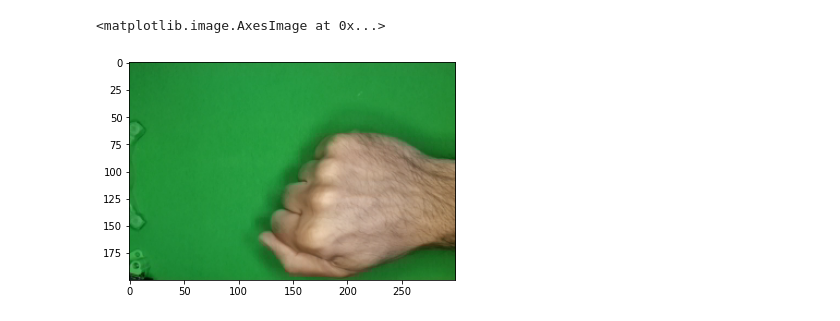
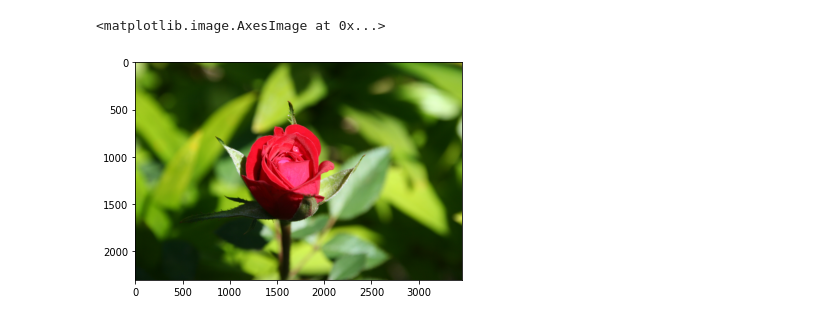
Before and after one commit to SankaranarayananA/Mini-Project, a Jupyter notebook: Project.ipynb, the cells around one changed output. Drawn from its saved outputs; the diff is of its cells as text; code cells hidden in the pictures.

```diff
--- a/Project.ipynb
+++ b/Project.ipynb
@@ -46,8 +48,8 @@ bb2c433122dfeac9466562518cf04c5517307cc1
 # %%
 # Displaying the image
-img1 = plt.imread('/content/Mini-Project-main/Dataset/rock/00nKV8oHuTGi20gq.png')
+img1 = plt.imread('/content/Mini-Project-main/dataset-20210423T181130Z-001/roses/1085236961_df1b2faece_o.jpg')
 plt.imshow(img1)
 # %% [output]
 <matplotlib.image.AxesImage at 0x...>
-[figure, old version]
+[figure, new version]
 # %%
```
Also changed, not shown: parts of 22 cells of this notebook.
